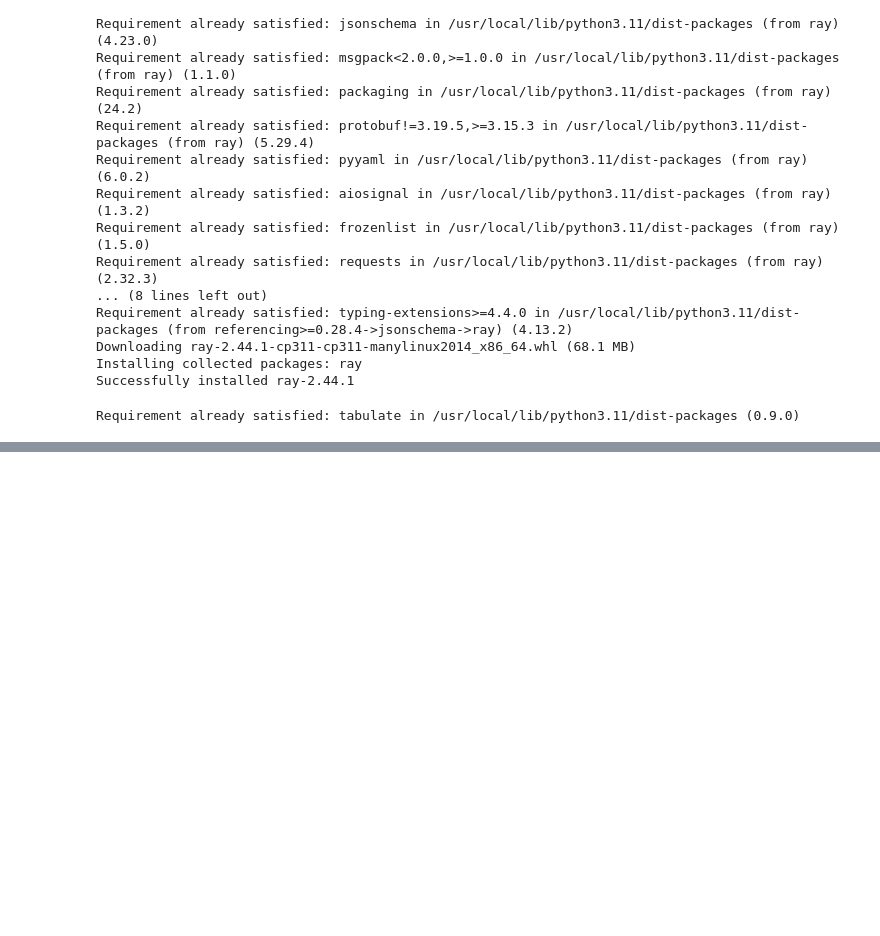
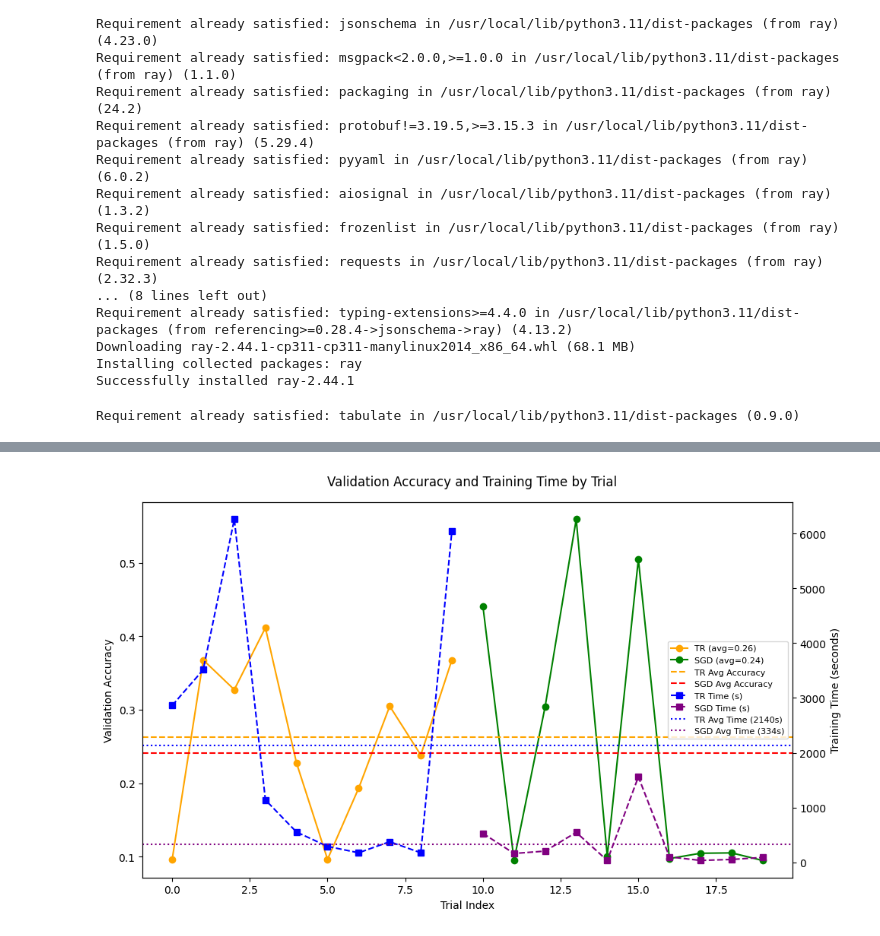
Before and after one commit to Linsen-gao-457/AutoTune-TR, a Jupyter notebook: AutoTune_TR_vs_SGD.ipynb, the cells around one changed output, grey strips where cells are left out. Saved outputs shown, nothing was run; the diff lists cells and outputs as text; code cells hidden in the pictures; blank space fills up the shorter version.

```diff
--- a/AutoTune_TR_vs_SGD.ipynb
+++ b/AutoTune_TR_vs_SGD.ipynb
@@ -456,0 +457,69 @@ Trial train_cifar_c02a1_00000 saved a checkpoint for iteration 6 at: (local)/roo
+# %%
+import matplotlib.pyplot as plt
+import pandas as pd
+
+# Reconstruct your table into a DataFrame
+data = {
+    "optimizer": ["TR"] * 10 + ["SGD"] * 10,
+    "trial": list(range(20)),
+    "time": [
+        2862.1, 3514.4, 6257.5, 1140.6, 555.4, 292.8, 176.4, 379.0, 176.3, 6044.5, # TR
+        530.2, 164.0, 207.2, 549.1, 36.6, 1561.5, 102.6, 37.2, 55.3, 92.0  # SGD
+    ],
+    "accuracy": [
+        0.096, 0.3676, 0.3272, 0.4114, 0.2277, 0.0963, 0.1930, 0.3048, 0.2382, 0.3675, # TR
+        0.4405, 0.0949, 0.3040, 0.5591, 0.1006, 0.5047, 0.0973, 0.1045, 0.1050, 0.0947  # SGD
+    ],
+    "loss": [
+        2.3091, 1.7389, 1.8955, 1.6011, 2.0390, 2.3238, 2.0823, 1.8259, 1.9938, 1.7707, # TR
+        1.5908, 2.3491, 1.7917, 1.3512, 2.3107, 1.4129, 2.3447, 2.3074, 2.3149, 2.3089  # SGD
+    ]
+}
+
+df = pd.DataFrame(data)
+
+# Separate Trust Region and SGD trials
+tr_trials = df[df["optimizer"] == "TR"]
+sgd_trials = df[df["optimizer"] == "SGD"]
+
+# --- Plotting ---
+fig, ax1 = plt.subplots(figsize=(10, 6))
+
+# Plot validation accuracy
+ax1.plot(tr_trials["trial"], tr_trials["accuracy"], '-o', label=f'TR (avg={tr_trials["accuracy"].mean():.2f})', color='orange')
+ax1.plot(sgd_trials["trial"], sgd_trials["accuracy"], '-o', label=f'SGD (avg={sgd_trials["accuracy"].mean():.2f})', color='green')
+
+# Plot average accuracy lines
+ax1.axhline(tr_trials["accuracy"].mean(), color='orange', linestyle='--', label='TR Avg Accuracy')
+ax1.axhline(sgd_trials["accuracy"].mean(), color='red', linestyle='--', label='SGD Avg Accuracy')
+
+ax1.set_xlabel('Trial Index')
+ax1.set_ylabel('Validation Accuracy', color='black')
+ax1.tick_params(axis='y', labelcolor='black')
+
+# Twin axis for training time
+ax2 = ax1.twinx()
+
+# Plot training time
+ax2.plot(tr_trials["trial"], tr_trials["time"], 's--', color='blue', label='TR Time (s)')
+ax2.plot(sgd_trials["trial"], sgd_trials["time"], 's--', color='purple', label='SGD Time (s)')
+
+# Plot average training time lines
+ax2.axhline(tr_trials["time"].mean(), color='blue', linestyle=':', label=f'TR Avg Time ({tr_trials["time"].mean():.0f}s)')
+ax2.axhline(sgd_trials["time"].mean(), color='purple', linestyle=':', label=f'SGD Avg Time ({sgd_trials["time"].mean():.0f}s)')
+
+ax2.set_ylabel('Training Time (seconds)', color='black')
+ax2.tick_params(axis='y', labelcolor='black')
+
+# Title and Legends
+fig.suptitle("Validation Accuracy and Training Time by Trial")
+
+# Combine legends from both y-axes
+lines_labels = [ax.get_legend_handles_labels() for ax in [ax1, ax2]]
+lines, labels = [sum(lol, []) for lol in zip(*lines_labels)]
+ax1.legend(lines, labels, loc='center right', fontsize=8)
+
+fig.tight_layout()
+plt.show()
+# %% [output]
+[figure, added]
```
Also changed, not shown: parts of 1 cell of this notebook.
